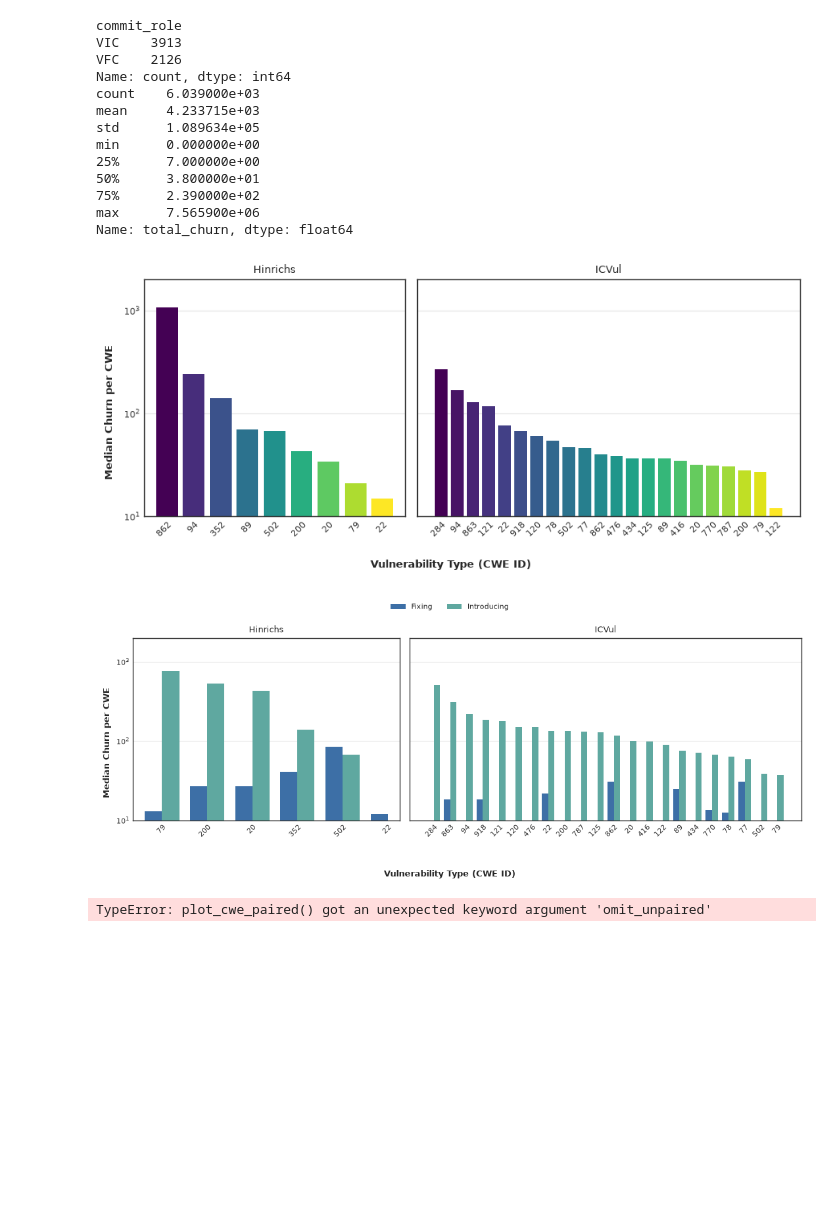
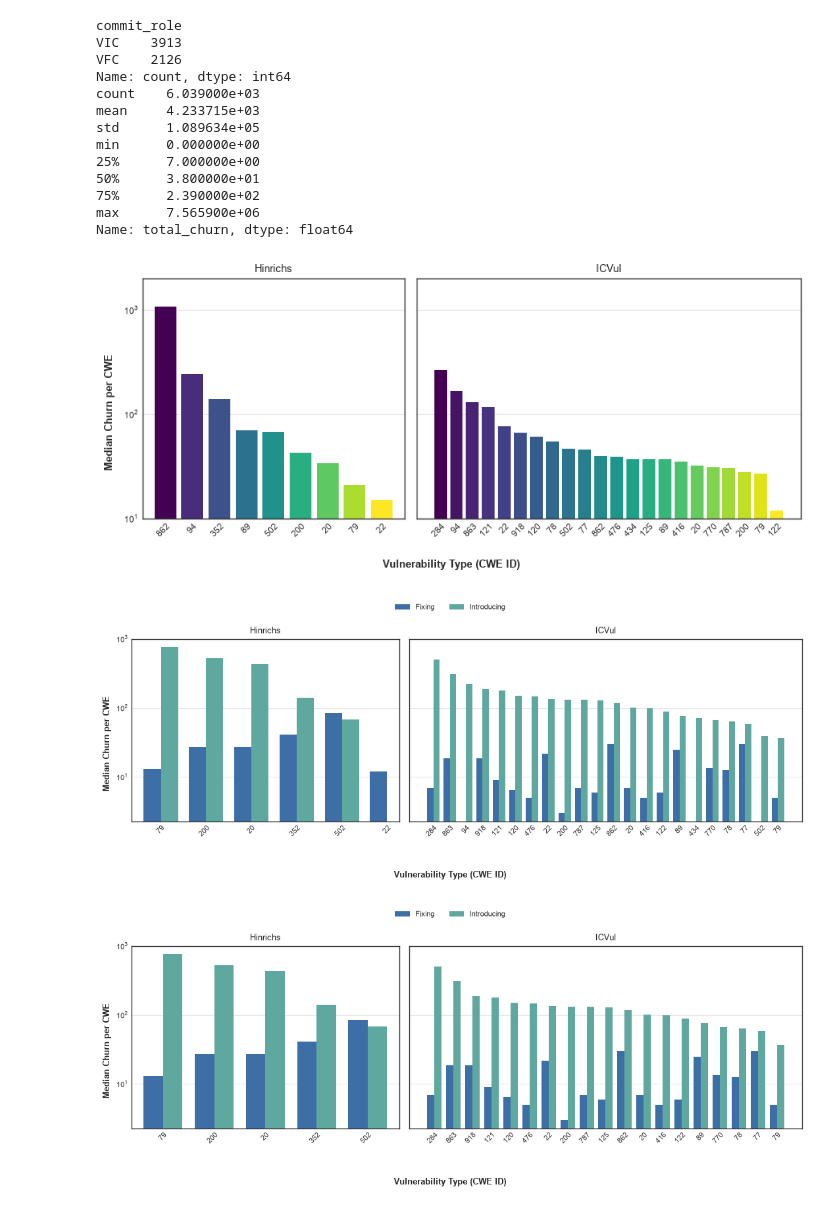
Before and after one commit to zaryanz/churn-bugs-vulns, a Jupyter notebook: notebooks/cwe_analysis_diffstat.ipynb, the cells around one changed output. Drawn from its saved outputs; the diff is of its cells as text; code cells hidden in the pictures; blank space fills up the shorter version.

Commit message:
feat: introduced require_both flag to cwe paired function

```diff
--- a/notebooks/cwe_analysis_diffstat.ipynb
+++ b/notebooks/cwe_analysis_diffstat.ipynb
@@ -113,6 +113,8 @@ Name: total_churn, dtype: float64
 import matplotlib.pyplot as plt
 plt.style.use(['seaborn-v0_8-whitegrid'])
 
+import importlib, utils.plot
+importlib.reload(utils.plot)
 from utils.plot import plot_cwe_single, plot_cwe_paired
 
 n_hinrichs = df_all[(df_all["dataset"] == "Hinrichs")]["cwe"].nunique()
@@ -122,40 +124,58 @@ n_icvul = df_all[(df_all["dataset"] == "ICVul")]["cwe"].nunique()
 n_min = 5
 
 # (a) plain single bar
 fig, axes = plt.subplots(1, 2, figsize=(9, 4), gridspec_kw={"width_ratios": [n_hinrichs, n_icvul]}, sharey=True)
 plot_cwe_single(df_all, "Hinrichs", axes[0], n_min=n_min)
 plot_cwe_single(df_all, "ICVul", axes[1], n_min=n_min)
 fig.supylabel("Median Churn per CWE", fontsize=9, fontweight="bold")
 fig.supxlabel("Vulnerability Type (CWE ID)", fontsize=9, fontweight="bold")
 plt.tight_layout()
 plt.show()
 
-# (b) paired bar
+# (b) paired bar - version 1
 fig, axes = plt.subplots(1, 2, figsize=(11, 4.2),
                           gridspec_kw={"width_ratios": [n_hinrichs, n_icvul]}, sharey=True)  # match actual surviving CWE counts once known
-bars_fix, bars_intro = plot_cwe_paired(df_all, "Hinrichs", axes[0], n_min=n_min)
-plot_cwe_paired(df_all, "ICVul", axes[1], n_min=n_min)
+bars_fix, bars_intro = plot_cwe_paired(df_all, "Hinrichs", axes[0], n_min, False)
+plot_cwe_paired(df_all, "ICVul", axes[1], n_min, False)
 fig.supylabel("Median Churn per CWE", fontsize=9, fontweight="bold")
 fig.supxlabel("Vulnerability Type (CWE ID)", fontsize=9, fontweight="bold")
 fig.legend(
     [bars_fix, bars_intro],
     ["Fixing", "Introducing"],
     loc="upper center",
     bbox_to_anchor=(0.5, 1.03),  # Positioned cleanly above titles
     ncol=2,
     fontsize=8,
     frameon=False,
 )
 plt.tight_layout()
 fig.subplots_adjust(
     top=0.88, bottom=0.22
 )
 plt.show()
+
+# (b) paired bar - version 2
+fig, axes = plt.subplots(1, 2, figsize=(11, 4.2),
+                          gridspec_kw={"width_ratios": [n_hinrichs, n_icvul]}, sharey=True)  # match actual surviving CWE counts once known
+bars_fix, bars_intro = plot_cwe_paired(df_all, "Hinrichs", axes[0], n_min, True)
+plot_cwe_paired(df_all, "ICVul", axes[1], n_min, True)
+fig.supylabel("Median Churn per CWE", fontsize=9, fontweight="bold")
+fig.supxlabel("Vulnerability Type (CWE ID)", fontsize=9, fontweight="bold")
+fig.legend(
+    [bars_fix, bars_intro],
+    ["Fixing", "Introducing"],
+    loc="upper center",
+    bbox_to_anchor=(0.5, 1.03),  # Positioned cleanly above titles
+    ncol=2,
+    fontsize=8,
+    frameon=False,
+)
+plt.tight_layout()
+fig.subplots_adjust(
+    top=0.88, bottom=0.22
+)
+plt.show()
 # %% [output]
-[figure, old version]
+[figure, new version]
-[figure, old version]
+[figure, new version]
+[figure, added]
-# %%
-# Figure (b) Version 2: Strict pairing (omits CWE if either bar is missing)
-fig_paired_only, _ = plot_cwe_paired(df_all, n_min=5, omit_unpaired=True)
-# %% [output]
-TypeError: plot_cwe_paired() got an unexpected keyword argument 'omit_unpaired'
```
Also changed, not shown: parts of 1 cell of this notebook, 1 other file.
